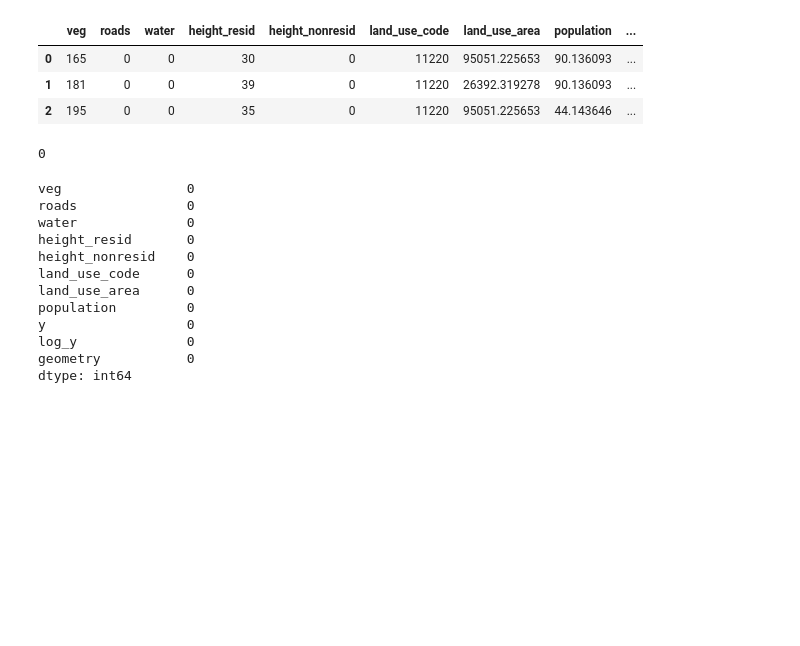
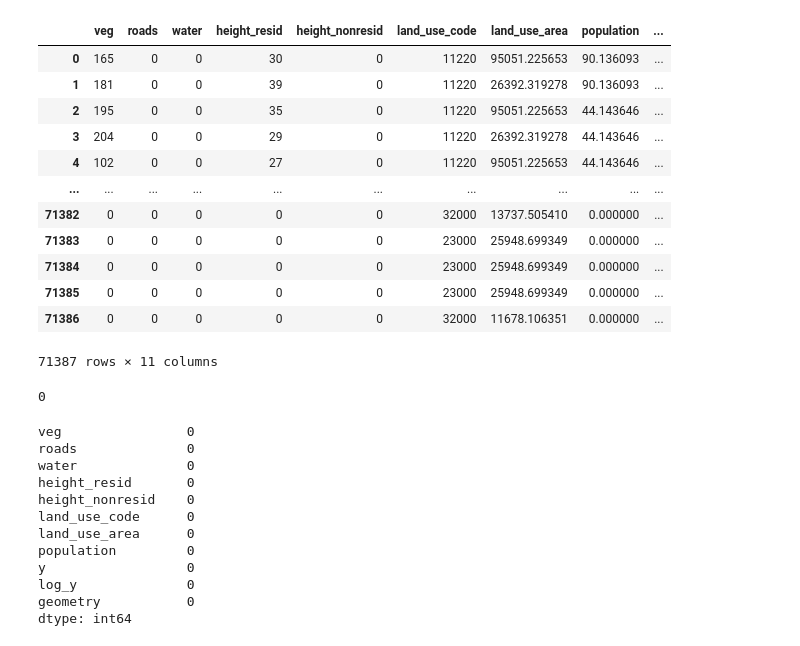
Before and after one commit to zilikons/demeter, a Jupyter notebook: notebooks/plots.ipynb, the cells around one changed output. Drawn from its saved outputs; the diff is of its cells as text; code cells hidden in the pictures; blank space fills up the shorter version.

```diff
--- a/notebooks/plots.ipynb
+++ b/notebooks/plots.ipynb
@@ -41,12 +41,21 @@ import seaborn as sns
 path="/home/ana/code/zilikons/demeter/raw_data/berlin_with_features.json"
 features=gpd.read_file(path)
 # %%
-features.head(3)
+features
 # %% [output]
 |  | veg | roads | water | height_resid | height_nonresid | land_use_code | land_use_area | population | ... |
 | 0 | 165 | 0 | 0 | 30 | 0 | 11220 | 95051.225653 | 90.136093 | ... |
 | 1 | 181 | 0 | 0 | 39 | 0 | 11220 | 26392.319278 | 90.136093 | ... |
 | 2 | 195 | 0 | 0 | 35 | 0 | 11220 | 95051.225653 | 44.143646 | ... |
+| 3 | 204 | 0 | 0 | 29 | 0 | 11220 | 26392.319278 | 44.143646 | ... |
+| 4 | 102 | 0 | 0 | 27 | 0 | 11220 | 95051.225653 | 44.143646 | ... |
+| ... | ... | ... | ... | ... | ... | ... | ... | ... | ... |
+| 71382 | 0 | 0 | 0 | 0 | 0 | 32000 | 13737.505410 | 0.000000 | ... |
+| 71383 | 0 | 0 | 0 | 0 | 0 | 23000 | 25948.699349 | 0.000000 | ... |
+| 71384 | 0 | 0 | 0 | 0 | 0 | 23000 | 25948.699349 | 0.000000 | ... |
+| 71385 | 0 | 0 | 0 | 0 | 0 | 23000 | 25948.699349 | 0.000000 | ... |
+| 71386 | 0 | 0 | 0 | 0 | 0 | 32000 | 11678.106351 | 0.000000 | ... |
+71387 rows × 11 columns
 # %%
 features.duplicated().sum()
 # %% [output]
```
Also changed, not shown: parts of 8 cells of this notebook.
